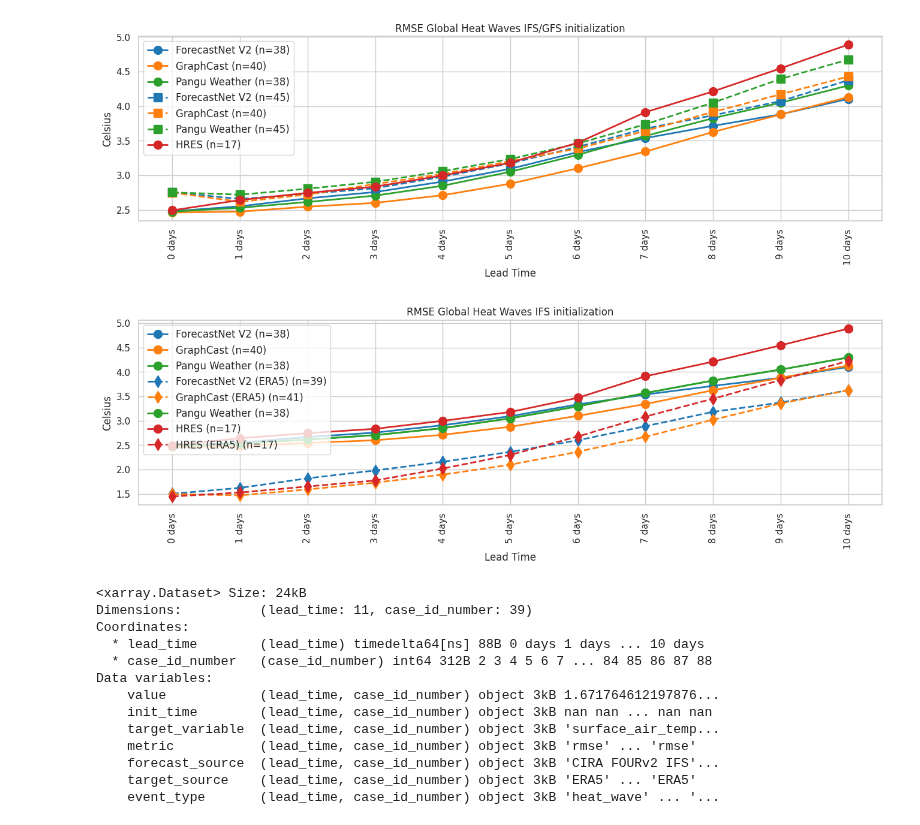
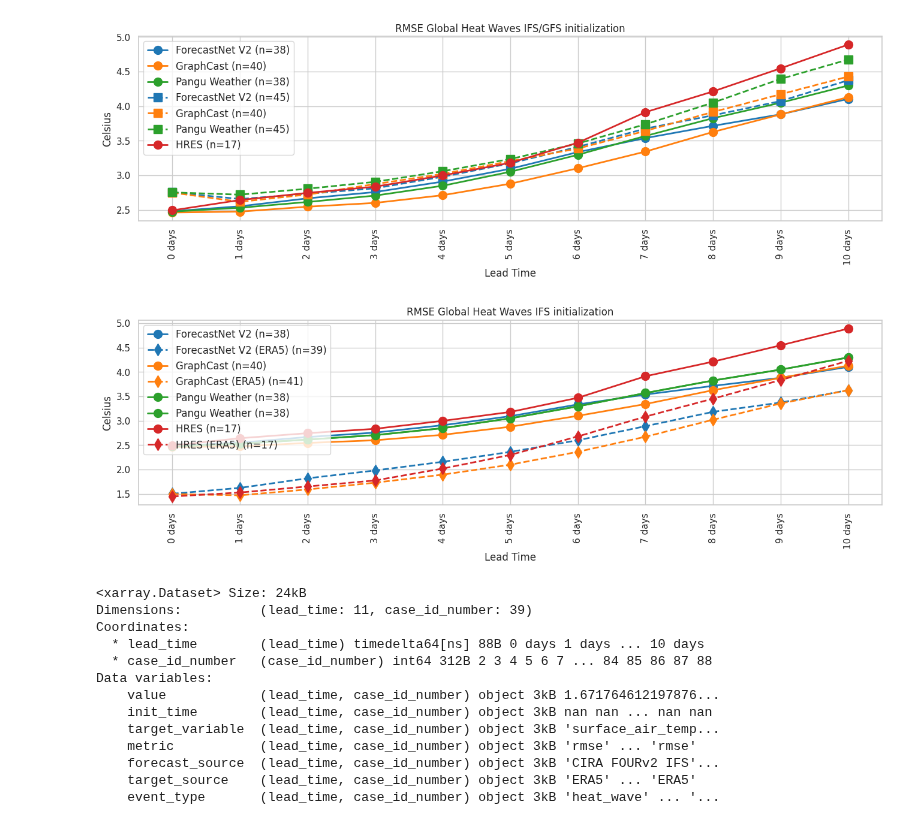
Before and after one commit to brightbandtech/ExtremeWeatherBench, a Jupyter notebook: docs/notebooks/heat_figures_refactor.ipynb, the cells around one changed output. Cells and saved outputs as stored; diff of their text form; code cells hidden in the pictures.

Commit message:
Fixed legend order

```diff
--- a/docs/notebooks/heat_figures_refactor.ipynb
+++ b/docs/notebooks/heat_figures_refactor.ipynb
@@ -340,24 +340,24 @@ plot_results_by_metric(data=plot_data, title='RMSE Global Heat Waves IFS/GFS ini
 # %%
 # plot ERA5 versus GHCN for IFS
 fourv2_ifs_plot_era5 = {'forecast_source':'CIRA FOURv2 IFS', 'label_str': 'ForecastNet V2 (ERA5)', 'color': fourv2_color, 'linestyle':'--', 'marker':'d'}
 gc_ifs_plot_era5 = {'forecast_source':'CIRA GC IFS', 'label_str': 'GraphCast (ERA5)', 'color': gc_color, 'linestyle':'--', 'marker':'d'}
 pangu_ifs_plot_era5 = {'forecast_source':'CIRA PANG IFS', 'label_str': 'Pangu Weather (ERA5)', 'color': pangu_color, 'linestyle':'--', 'marker':'d'}
 hres_plot_era5 = {'forecast_source':'ECMWF HRES', 'label_str': 'HRES (ERA5)', 'color': hres_color, 'linestyle':'--', 'marker':'d'}
 
 fourv2_ifs_plot_era5['values'] = subset_results_to_xarray(results_df=fourv2_results, forecast_source=fourv2_ifs_plot_era5['forecast_source'],
                                                      target_source='ERA5', metric='rmse', init_time='zeroz')
 gc_ifs_plot_era5['values'] = subset_results_to_xarray(results_df=gc_results, forecast_source=gc_ifs_plot_era5['forecast_source'],
                                                  target_source='ERA5', metric='rmse', init_time='zeroz')
 pangu_ifs_plot_era5['values'] = subset_results_to_xarray(results_df=pang_results, forecast_source=pangu_ifs_plot_era5['forecast_source'],
                                            target_source='ERA5', metric='rmse', init_time='zeroz')
 hres_plot_era5['values'] = subset_results_to_xarray(results_df=hres_results, forecast_source=hres_plot_era5['forecast_source'],
                                     target_source='ERA5', metric='rmse', init_time='zeroz')
 
 
-plot_data = [fourv2_ifs_plot, gc_ifs_plot, pangu_ifs_plot, fourv2_ifs_plot_era5, gc_ifs_plot_era5, pangu_ifs_plot, hres_plot, hres_plot_era5]
+plot_data = [fourv2_ifs_plot, fourv2_ifs_plot_era5, gc_ifs_plot, gc_ifs_plot_era5, pangu_ifs_plot, pangu_ifs_plot, hres_plot, hres_plot_era5]
 plot_results_by_metric(data=plot_data, title='RMSE Global Heat Waves IFS initialization')
 # %% [output]
-[figure, old version]
+[figure, new version]
 # %%
 fourv2_ifs_plot_era5['values']
 # %% [output]
```
